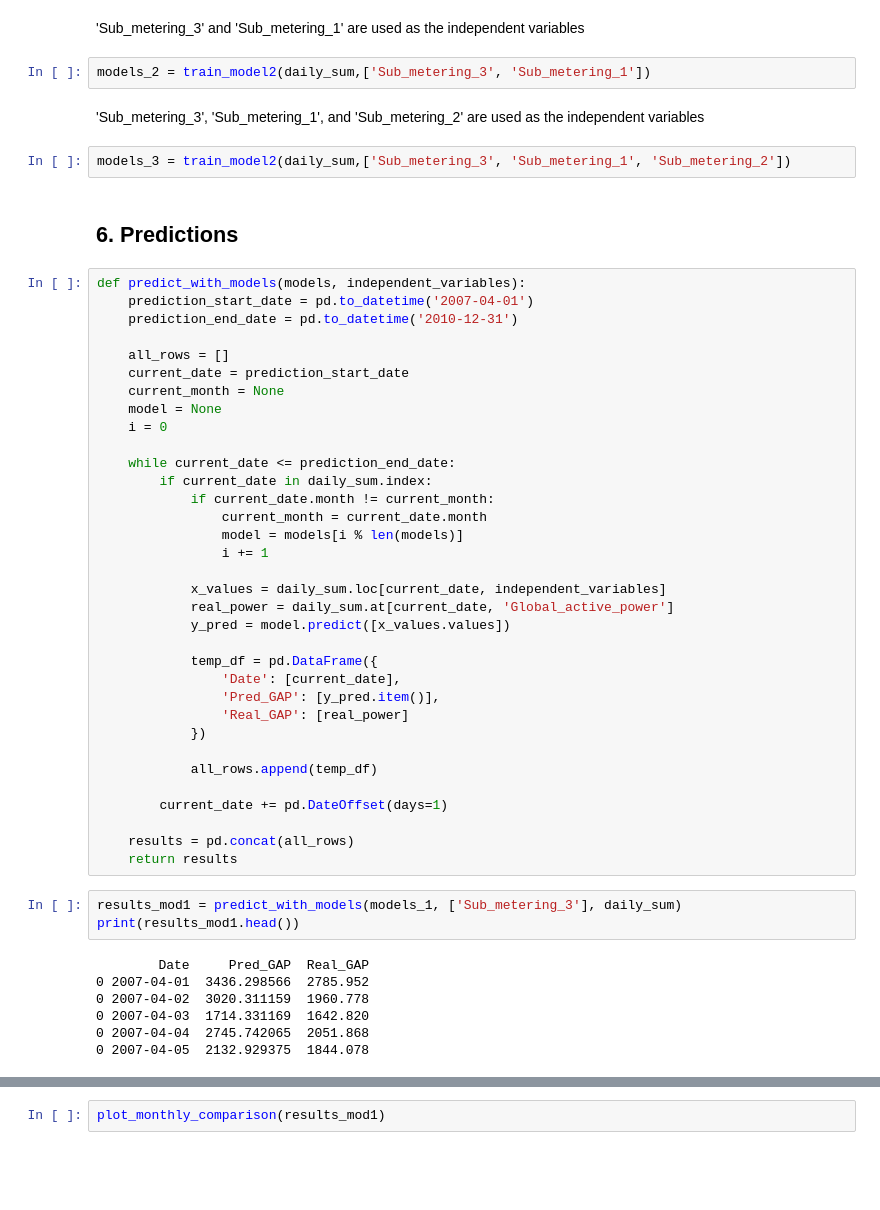
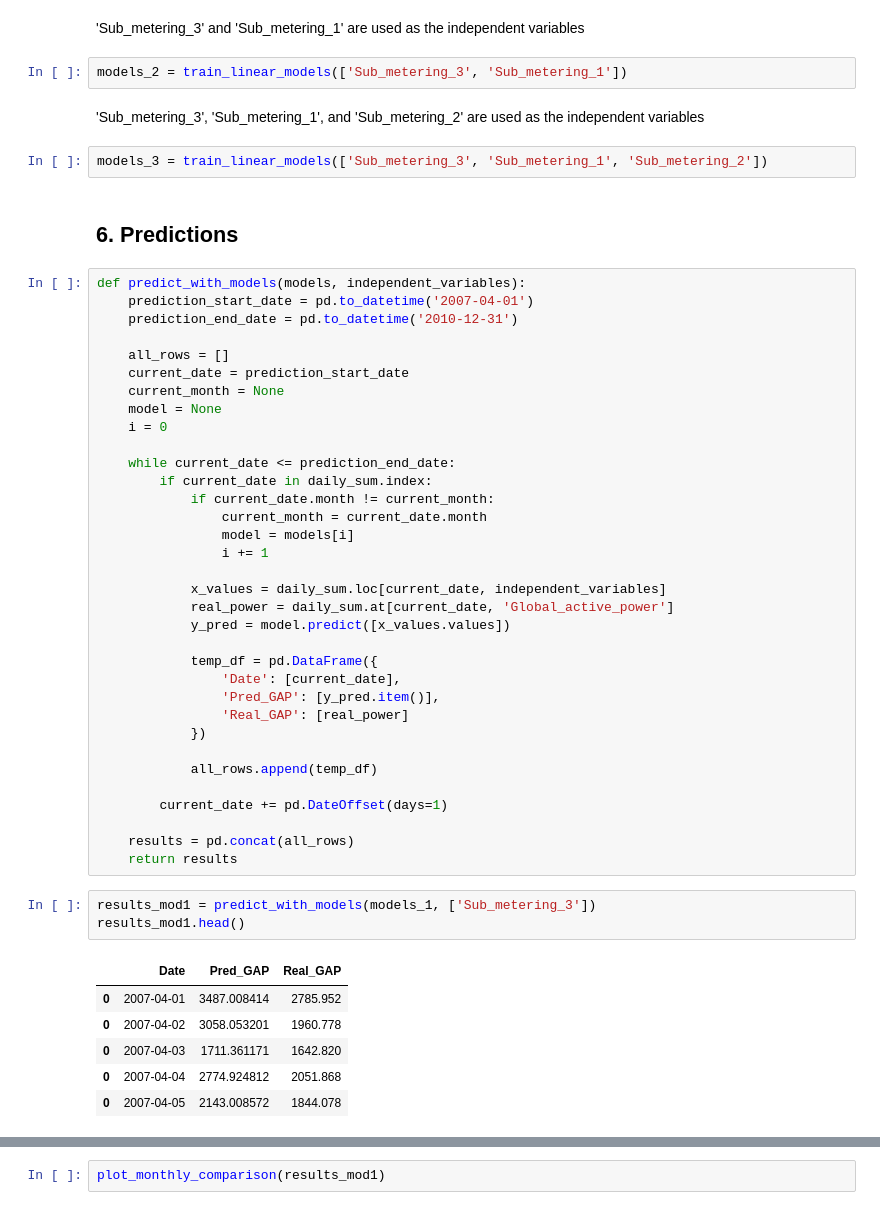
Before and after one commit to matgoni/Household_Power_Consumption, a Jupyter notebook: IHPC.ipynb, the cells around one changed output, grey strips where cells are left out. Cells and saved outputs as stored; diff of their text form; blank space fills up the shorter version.

```diff
--- a/IHPC.ipynb
+++ b/IHPC.ipynb
@@ -355,11 +324,11 @@ models_1 = train_model(['Sub_metering_3'])
 # %% [markdown]
 'Sub_metering_3' and 'Sub_metering_1' are used as the independent variables
 # %%
-models_2 = train_model2(daily_sum,['Sub_metering_3', 'Sub_metering_1'])
+models_2 = train_linear_models(['Sub_metering_3', 'Sub_metering_1'])
 # %% [markdown]
 'Sub_metering_3', 'Sub_metering_1', and 'Sub_metering_2' are used as the independent variables
 # %%
-models_3 = train_model2(daily_sum,['Sub_metering_3', 'Sub_metering_1', 'Sub_metering_2'])
+models_3 = train_linear_models(['Sub_metering_3', 'Sub_metering_1', 'Sub_metering_2'])
 # %% [markdown]
 ## 6. Predictions
 # %%
@@ -377,7 +346,7 @@ def predict_with_models(models, independent_variables):
         if current_date in daily_sum.index:
             if current_date.month != current_month:
                 current_month = current_date.month
-                model = models[i % len(models)]
+                model = models[i]
                 i += 1
 
             x_values = daily_sum.loc[current_date, independent_variables]
@@ -397,13 +366,13 @@ def predict_with_models(models, independent_variables):
     results = pd.concat(all_rows)
     return results
 # %%
-results_mod1 = predict_with_models(models_1, ['Sub_metering_3'], daily_sum)
-print(results_mod1.head())
+results_mod1 = predict_with_models(models_1, ['Sub_metering_3'])
+results_mod1.head()
 # %% [output]
-        Date     Pred_GAP  Real_GAP
-0 2007-04-01  3436.298566  2785.952
-0 2007-04-02  3020.311159  1960.778
-0 2007-04-03  1714.331169  1642.820
-0 2007-04-04  2745.742065  2051.868
-0 2007-04-05  2132.929375  1844.078
+|  | Date | Pred_GAP | Real_GAP |
+| 0 | 2007-04-01 | 3487.008414 | 2785.952 |
+| 0 | 2007-04-02 | 3058.053201 | 1960.778 |
+| 0 | 2007-04-03 | 1711.361171 | 1642.820 |
+| 0 | 2007-04-04 | 2774.924812 | 2051.868 |
+| 0 | 2007-04-05 | 2143.008572 | 1844.078 |
 # %%
```
Also changed, not shown: parts of 11 cells of this notebook.
